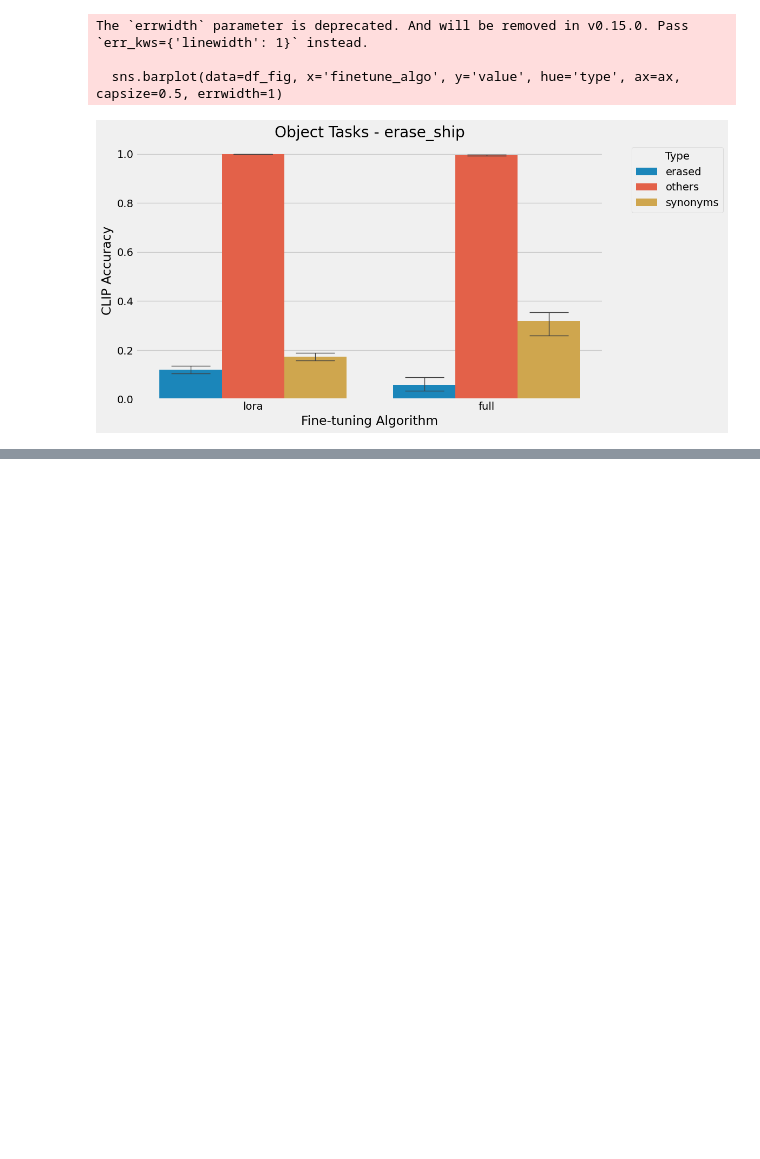
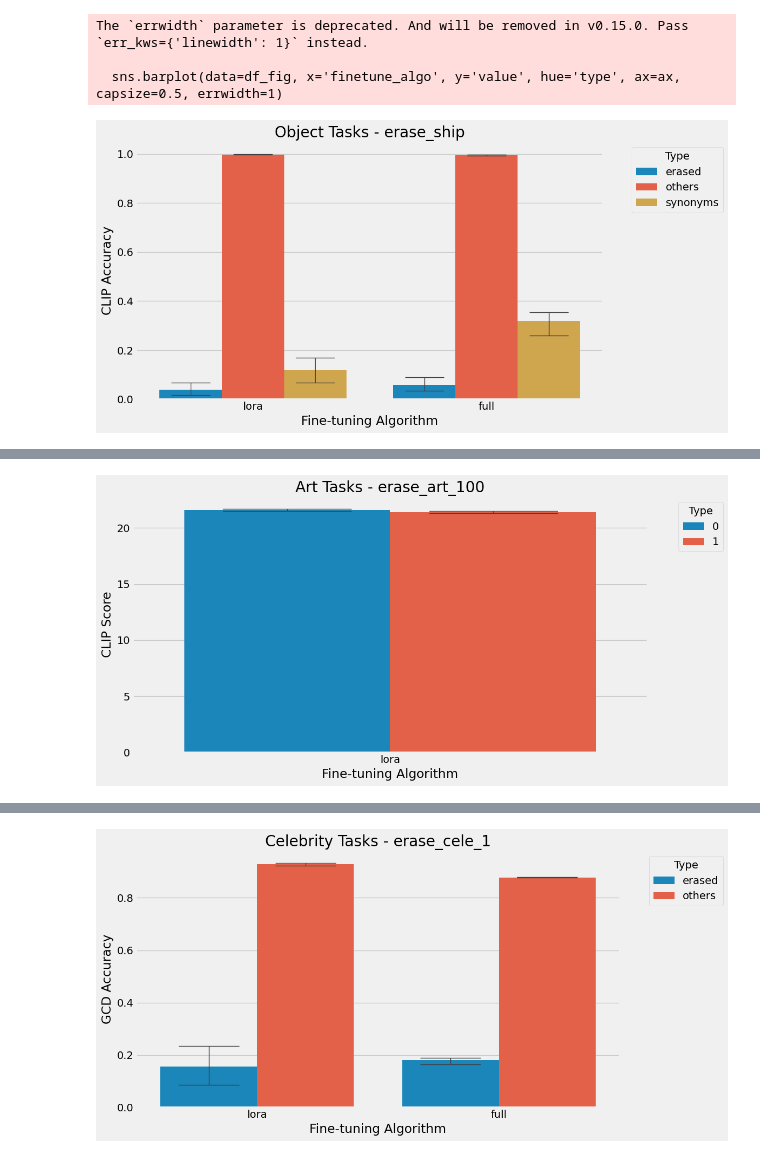
Before and after one commit to VMS-6511/MACE-Update, a Jupyter notebook: generate_figures.ipynb, the cells around one changed output, grey strips where cells are left out. Cells and saved outputs as stored; diff of their text form; code cells hidden in the pictures; blank space fills up the shorter version.

Commit message:
more figures

```diff
--- a/generate_figures.ipynb
+++ b/generate_figures.ipynb
@@ -225,50 +337,58 @@ Figure saved as 'figures/warmup/celebrity_warmup_impact.png'
 # %%
 change = 'finetuning'
 change_str = 'baseline'
-task = 'object'
 
-metric_map = {'object': 'clip_acc', 'art': 'clip_score', 'celebrity': 'GCD'}
-metric_str = {'clip_acc': 'CLIP Accuracy', 'clip_score': 'CLIP Score', 'GCD': 'GCD Accuracy'}
-metric = metric_map[task]
+for task in ['object', 'art', 'celebrity']:
 
-plt.style.use('fivethirtyeight')
+    metric = metric_map[task]
 
-df_fig = df[df['change'].str.contains(change_str, na=False)]
-df_fig = df_fig[df_fig['task'] == task]
-df_fig = df_fig[df_fig['metric'] == metric]
-df_fig['value'] = df_fig['value'].apply(lambda x: float(x.split('±')[0]) if isinstance(x, str) and '±' in x else float(x))
-print(f"Data for {metric}:")
-print(df_fig.head(3))
-print(df_fig.shape)
+    plt.style.use('fivethirtyeight')
 
-# Filter for 'full' and 'lora' finetune_algo, and 'erase_cele_10' config
-df_fig = df_fig[df_fig['finetune_algo'].isin(['full', 'lora'])]
-df_fig = df_fig[df_fig['config'] == 'erase_ship']
+    df_fig = df[df['change'].str.contains(change_str, na=False)]
+    df_fig = df_fig[df_fig['task'] == task]
+    df_fig = df_fig[df_fig['metric'] == metric]
+    df_fig = df_fig[df_fig['finetune_prompts'].str.contains("_random_concepts_seed0", na=False)]
+    df_fig = df_fig[df_fig['finetune_task'].isin([task, 'none'])]
+    df_fig['value'] = df_fig['value'].apply(lambda x: float(x.split('±')[0]) if isinstance(x, str) and '±' in x else float(x))
 
-# Include both 'erased' and 'others' types
-#df_fig = df_fig[df_fig['type'].isin(['erased', 'others'])]
+    # Filter for 'full' and 'lora' finetune_algo, and 'erase_cele_10' config
+    df_fig = df_fig[df_fig['finetune_algo'].isin(['full', 'lora'])]
+    #df_fig = df_fig[df_fig['config'] == 'erase_ship']
 
-# Create a single figure
-fig, ax = plt.subplots(figsize=(12, 6))
+    # Include both 'erased' and 'others' types
+    #df_fig = df_fig[df_fig['type'].isin(['erased', 'others'])]
 
-# Plot the data with finetune_algo on x-axis and type as hue
-sns.barplot(data=df_fig, x='finetune_algo', y='value', hue='type', ax=ax, capsize=0.5, errwidth=1)
+    grouped = df_fig.groupby(['finetune_algo', 'type'])
+    invalid_groups = [name for name, group in grouped if len(group) != 3]
 
-ax.set_title(f'{task.capitalize()} Tasks - {df_fig["config"].iloc[0]}')
-ax.set_xlabel('Fine-tuning Algorithm')
-ax.set_ylabel(metric_str[metric])
-ax.tick_params(axis='x', rotation=0)
+    if invalid_groups:
+        print("The following groups have an incorrect number of values:")
+        for name in invalid_groups:
+            group = grouped.get_group(name)
+            print(f"Group {name} has {len(group)} values:")
+            print(group)
 
-ax.legend(title='Type', bbox_to_anchor=(1.05, 1), loc='upper left')
+    # Create a single figure
+    fig, ax = plt.subplots(figsize=(12, 6))
 
-plt.tight_layout()
-plt.show()
+    # Plot the data with finetune_algo on x-axis and type as hue
+    sns.barplot(data=df_fig, x='finetune_algo', y='value', hue='type', ax=ax, capsize=0.5, errwidth=1)
 
-# Create the 'figures/warmup' directory if it doesn't exist
-import os
-os.makedirs('figures/finetuning', exist_ok=True)
+    ax.set_title(f'{task.capitalize()} Tasks - {df_fig["config"].iloc[0]}')
+    ax.set_xlabel('Fine-tuning Algorithm')
+    ax.set_ylabel(metric_str[metric])
+    ax.tick_params(axis='x', rotation=0)
 
-# Save the figure
-fig.savefig(f'figures/finetuning/{task}_finetuning_comparison.png', dpi=300, bbox_inches='tight')
-print(f"Figure saved as 'figures/finetuning/{task}_finetuning_comparison.png'")
+    ax.legend(title='Type', bbox_to_anchor=(1.05, 1), loc='upper left')
+
+    plt.tight_layout()
+    plt.show()
+
+    # Create the 'figures/warmup' directory if it doesn't exist
+    import os
+    os.makedirs('figures/finetuning', exist_ok=True)
+
+    # Save the figure
+    fig.savefig(f'figures/finetuning/{task}_finetuning_comparison.png', dpi=300, bbox_inches='tight')
+    print(f"Figure saved as 'figures/finetuning/{task}_finetuning_comparison.png'")
 # %% [output]
@@ -286,5 +412,5 @@ Data for clip_acc:
 The `errwidth` parameter is deprecated. And will be removed in v0.15.0. Pass `err_kws={'linewidth': 1}` instead.
 
   sns.barplot(data=df_fig, x='finetune_algo', y='value', hue='type', ax=ax, capsize=0.5, errwidth=1)
-[figure, old version]
+[figure, new version]
 Figure saved as 'figures/finetuning/object_finetuning_comparison.png'
@@ -290,0 +436 @@ Figure saved as 'figures/finetuning/object_finetuning_comparison.png'
+[figure, added]
@@ -290,0 +457 @@ Figure saved as 'figures/finetuning/object_finetuning_comparison.png'
+[figure, added]
```
Also changed, not shown: parts of 7 cells of this notebook.
